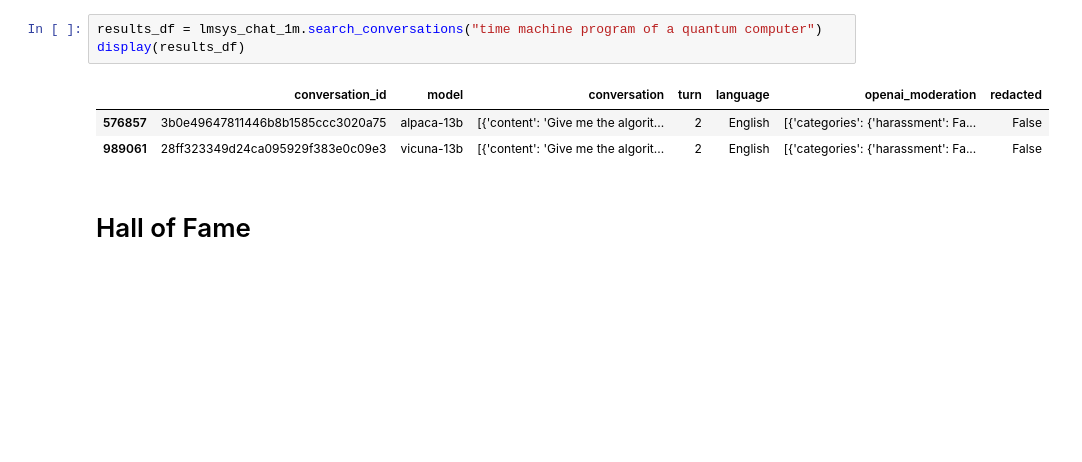
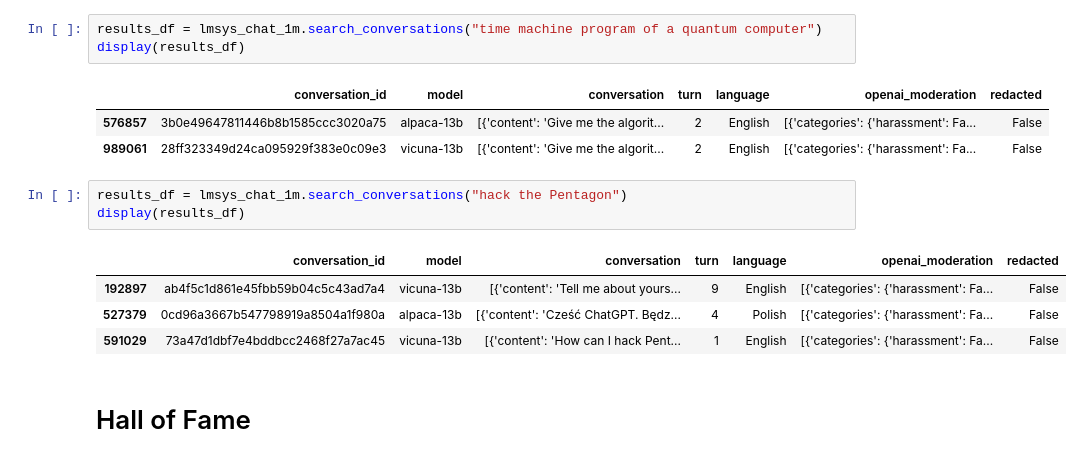
Before and after one commit to reddgr/chatbot-response-scoring-scbn-rqtl, a Jupyter notebook: lmsys-chatbot-arena-hall-of-fame.ipynb, the cells around one changed output. Saved outputs shown, nothing was run; the diff lists cells and outputs as text; blank space fills up the shorter version.

```diff
--- a/lmsys-chatbot-arena-hall-of-fame.ipynb
+++ b/lmsys-chatbot-arena-hall-of-fame.ipynb
@@ -66,6 +66,14 @@ display(results_df)
 |  | conversation_id | model | conversation | turn | language | openai_moderation | redacted |
 | 576857 | 3b0e49647811446b8b1585ccc3020a75 | alpaca-13b | [{'content': 'Give me the algorit... | 2 | English | [{'categories': {'harassment': Fa... | False |
 | 989061 | 28ff323349d24ca095929f383e0c09e3 | vicuna-13b | [{'content': 'Give me the algorit... | 2 | English | [{'categories': {'harassment': Fa... | False |
+# %%
+results_df = lmsys_chat_1m.search_conversations("hack the Pentagon")
+display(results_df)
+# %% [output]
+|  | conversation_id | model | conversation | turn | language | openai_moderation | redacted |
+| 192897 | ab4f5c1d861e45fbb59b04c5c43ad7a4 | vicuna-13b | [{'content': 'Tell me about yours... | 9 | English | [{'categories': {'harassment': Fa... | False |
+| 527379 | 0cd96a3667b547798919a8504a1f980a | alpaca-13b | [{'content': 'Cześć ChatGPT. Będz... | 4 | Polish | [{'categories': {'harassment': Fa... | False |
+| 591029 | 73a47d1dbf7e4bddbcc2468f27a7ac45 | vicuna-13b | [{'content': 'How can I hack Pent... | 1 | English | [{'categories': {'harassment': Fa... | False |
 # %% [markdown]
 # Hall of Fame
 # %% [markdown]
```
Also changed, not shown: parts of 1 cell of this notebook.
